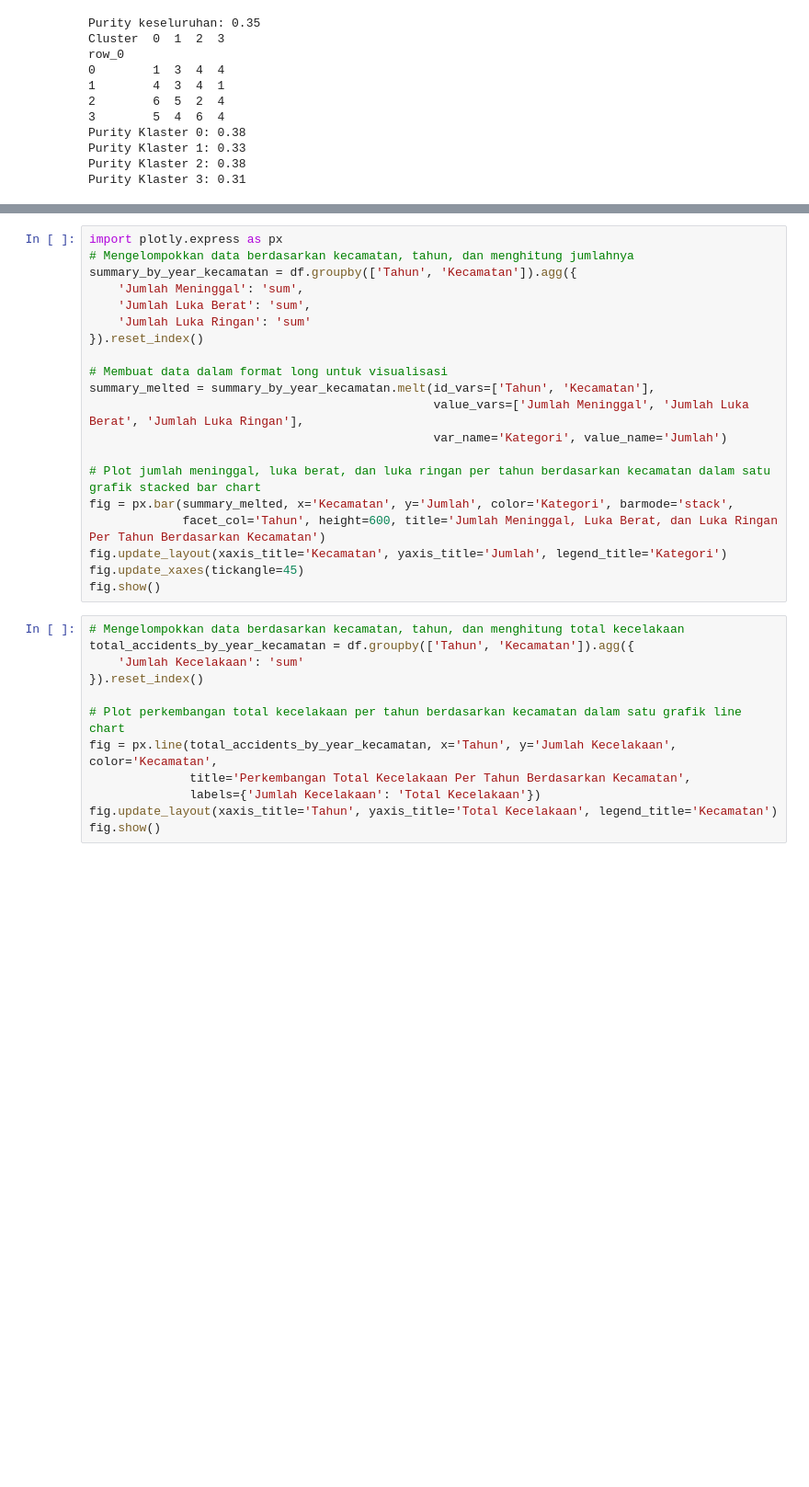
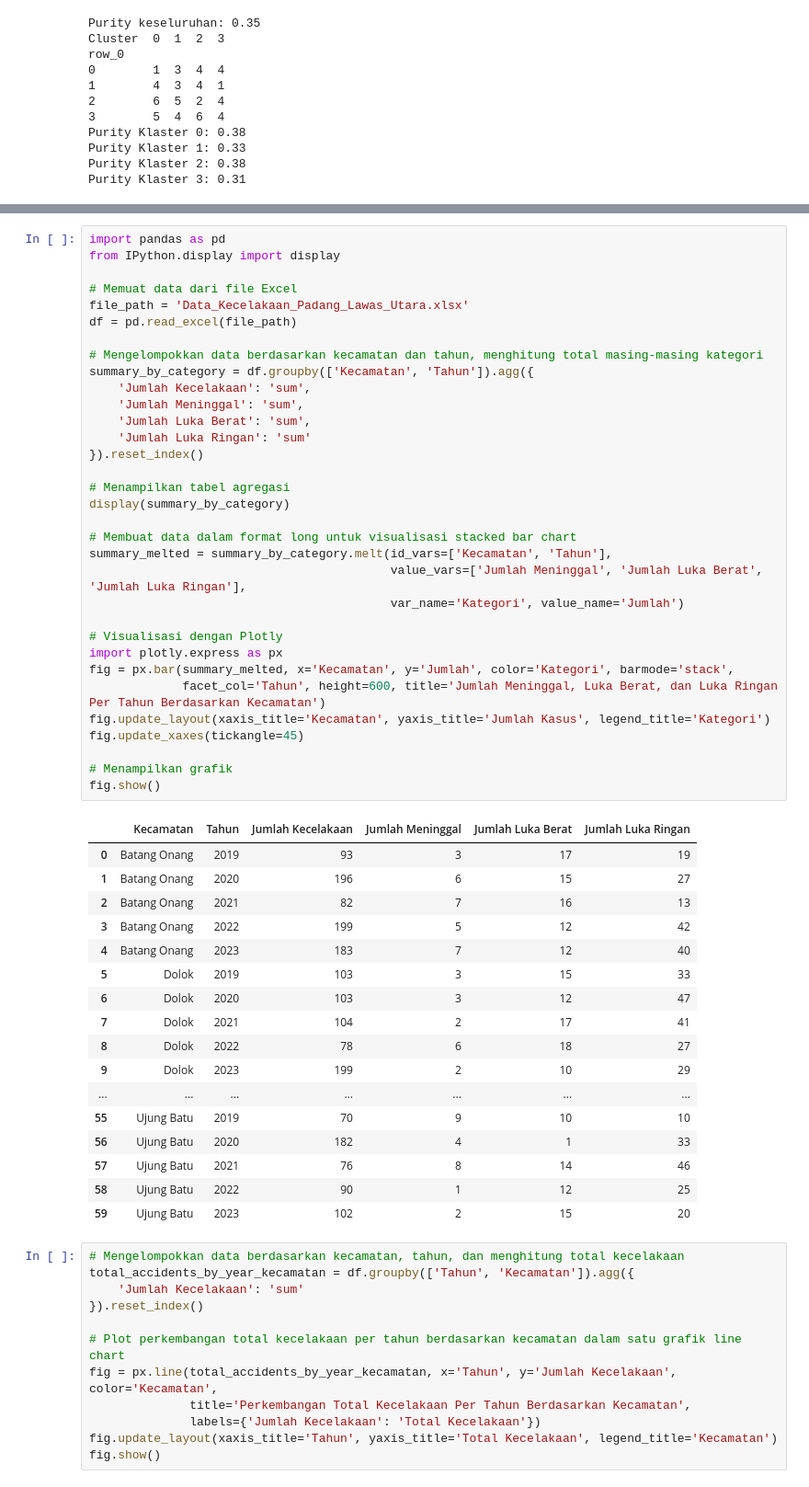
Before and after one commit to hizamruljaen123/apps_khopipah, a Jupyter notebook: main.ipynb, the cells around one changed output, grey strips where cells are left out. Shown at 92% size. Saved outputs shown, nothing was run; the diff lists cells and outputs as text; blank space fills up the shorter version.

```diff
--- a/main.ipynb
+++ b/main.ipynb
@@ -281,23 +313,54 @@ KMeans is known to have a memory leak on Windows with MKL, when there are less c
 # %%
-import plotly.express as px
-# Mengelompokkan data berdasarkan kecamatan, tahun, dan menghitung jumlahnya
-summary_by_year_kecamatan = df.groupby(['Tahun', 'Kecamatan']).agg({
+import pandas as pd
+from IPython.display import display
+
+# Memuat data dari file Excel
+file_path = 'Data_Kecelakaan_Padang_Lawas_Utara.xlsx'
+df = pd.read_excel(file_path)
+
+# Mengelompokkan data berdasarkan kecamatan dan tahun, menghitung total masing-masing kategori
+summary_by_category = df.groupby(['Kecamatan', 'Tahun']).agg({
+    'Jumlah Kecelakaan': 'sum',
     'Jumlah Meninggal': 'sum',
     'Jumlah Luka Berat': 'sum',
     'Jumlah Luka Ringan': 'sum'
 }).reset_index()
 
-# Membuat data dalam format long untuk visualisasi
-summary_melted = summary_by_year_kecamatan.melt(id_vars=['Tahun', 'Kecamatan'],
-                                                value_vars=['Jumlah Meninggal', 'Jumlah Luka Berat', 'Jumlah Luka Ringan'],
-                                                var_name='Kategori', value_name='Jumlah')
+# Menampilkan tabel agregasi
+display(summary_by_category)
 
-# Plot jumlah meninggal, luka berat, dan luka ringan per tahun berdasarkan kecamatan dalam satu grafik stacked bar chart
+# Membuat data dalam format long untuk visualisasi stacked bar chart
+summary_melted = summary_by_category.melt(id_vars=['Kecamatan', 'Tahun'],
+                                          value_vars=['Jumlah Meninggal', 'Jumlah Luka Berat', 'Jumlah Luka Ringan'],
+                                          var_name='Kategori', value_name='Jumlah')
+
+# Visualisasi dengan Plotly
+import plotly.express as px
 fig = px.bar(summary_melted, x='Kecamatan', y='Jumlah', color='Kategori', barmode='stack',
              facet_col='Tahun', height=600, title='Jumlah Meninggal, Luka Berat, dan Luka Ringan Per Tahun Berdasarkan Kecamatan')
-fig.update_layout(xaxis_title='Kecamatan', yaxis_title='Jumlah', legend_title='Kategori')
+fig.update_layout(xaxis_title='Kecamatan', yaxis_title='Jumlah Kasus', legend_title='Kategori')
 fig.update_xaxes(tickangle=45)
+
+# Menampilkan grafik
 fig.show()
+# %% [output]
+|  | Kecamatan | Tahun | Jumlah Kecelakaan | Jumlah Meninggal | Jumlah Luka Berat | Jumlah Luka Ringan |
+| 0 | Batang Onang | 2019 | 93 | 3 | 17 | 19 |
+| 1 | Batang Onang | 2020 | 196 | 6 | 15 | 27 |
+| 2 | Batang Onang | 2021 | 82 | 7 | 16 | 13 |
+| 3 | Batang Onang | 2022 | 199 | 5 | 12 | 42 |
+| 4 | Batang Onang | 2023 | 183 | 7 | 12 | 40 |
+| 5 | Dolok | 2019 | 103 | 3 | 15 | 33 |
+| 6 | Dolok | 2020 | 103 | 3 | 12 | 47 |
+| 7 | Dolok | 2021 | 104 | 2 | 17 | 41 |
+| 8 | Dolok | 2022 | 78 | 6 | 18 | 27 |
+| 9 | Dolok | 2023 | 199 | 2 | 10 | 29 |
+| ... | ... | ... | ... | ... | ... | ... |
+| 55 | Ujung Batu | 2019 | 70 | 9 | 10 | 10 |
+| 56 | Ujung Batu | 2020 | 182 | 4 | 1 | 33 |
+| 57 | Ujung Batu | 2021 | 76 | 8 | 14 | 46 |
+| 58 | Ujung Batu | 2022 | 90 | 1 | 12 | 25 |
+| 59 | Ujung Batu | 2023 | 102 | 2 | 15 | 20 |
 # %%
 # Mengelompokkan data berdasarkan kecamatan, tahun, dan menghitung total kecelakaan
 total_accidents_by_year_kecamatan = df.groupby(['Tahun', 'Kecamatan']).agg({
```
Also changed, not shown: parts of 3 cells of this notebook, 19 other files.
